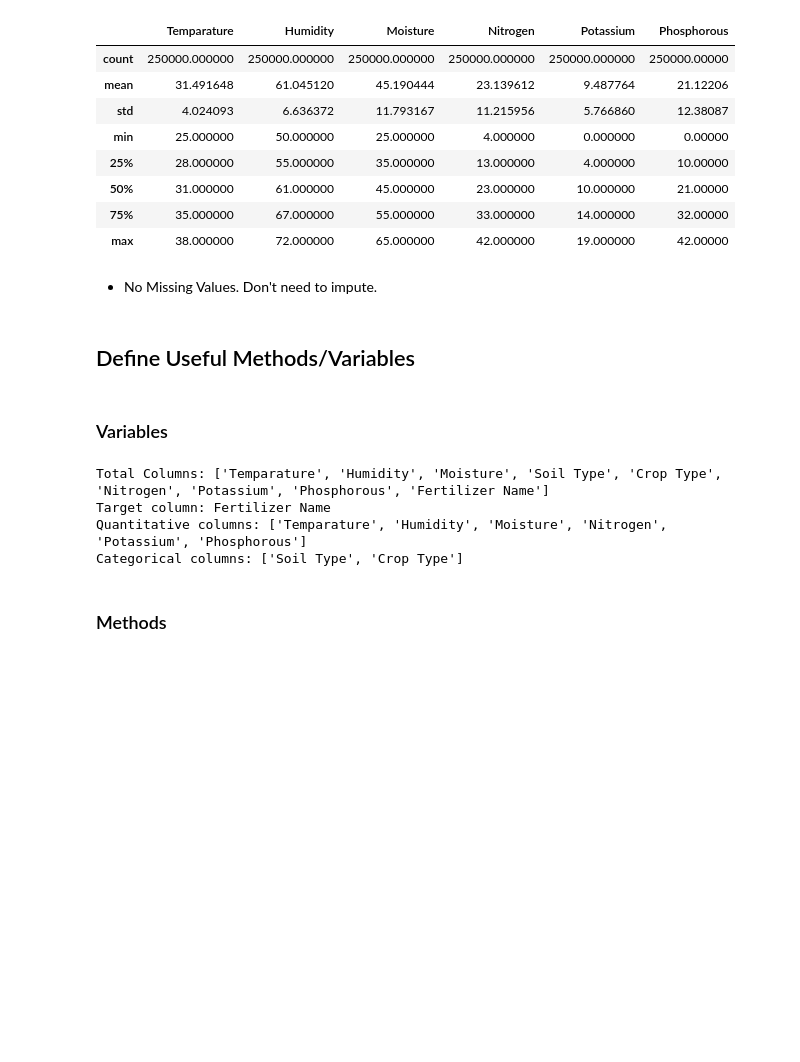
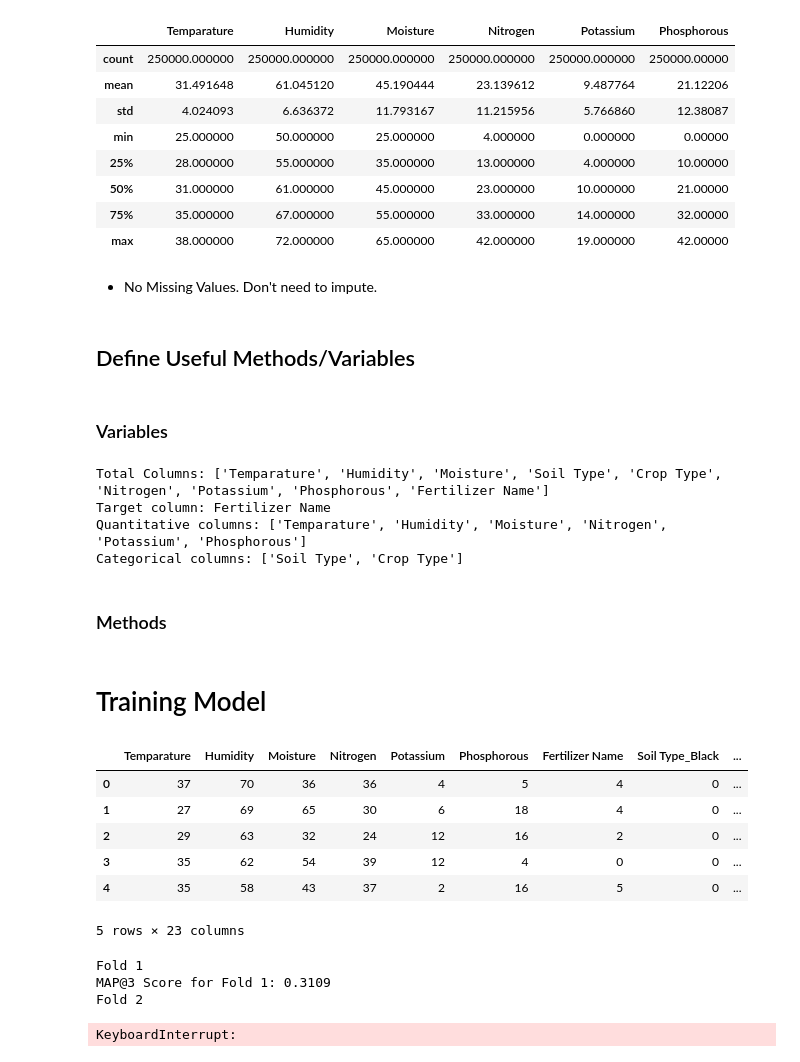
Before and after one commit to imcsh123/PL-s5e6, a Jupyter notebook: _Logistic.ipynb, the cells around one changed output. Cells and saved outputs as stored; diff of their text form; code cells hidden in the pictures; blank space fills up the shorter version.

Commit message:
Implemented LogisticRegression Code.

```diff
--- a/_Logistic.ipynb
+++ b/_Logistic.ipynb
@@ -136,7 +135,8 @@ def FE_for_logistic(train, test):
         '''
         # ========================================
         # Add Categorical "Temperature" Feature.
-        df["BIN_Temparature"] = df["Temparature"].astype('int')
+
+        df["BIN_Temparature"] = pd.cut(df["Temperature"], bins = 6, labels = False)
         new_CAT_COLUMNS.add("BIN_Temparature")
 
         # =========================================
@@ -144,6 +144,7 @@ def FE_for_logistic(train, test):
         2.  Add 2-level Interaction term between Categorical Columns.
             Automatically conducted.
         '''
+
         comb = list(combinations(CAT_COLUMNS + list(new_CAT_COLUMNS), 2))
 
         for c1, c2 in comb:
@@ -155,14 +156,10 @@ def FE_for_logistic(train, test):
     CAT_COLUMNS.extend(list(new_CAT_COLUMNS))
 
     # OneHotEncoding Cateogorical Columns.
-    train = pd.concat([train, pd.get_dummies(train, columns = CAT_COLUMNS, dtype = int)], axis=1)
-    train.drop(CAT_COLUMNS, axis=1, inplace=True)
-
-    test = pd.concat([test, pd.get_dummies(test, columns = CAT_COLUMNS, dtype = int)], axis=1)
-    test.drop(CAT_COLUMNS, axis=1, inplace=True)
+    train = pd.get_dummies(train, columns = CAT_COLUMNS, dtype = int)
+    test = pd.get_dummies(test, columns = CAT_COLUMNS, dtype = int)
 
     # 2. Quantitative Columns Encoding.
-
     for df in dfs:
         new_QUAN_COLUMNS = set()  # For Uniqueness.
         new_RATIO_COLUMNS = set()  # To avoid duplicate columns in interaction feature step (ex : (c1/c2) * c2 == c1), we need to specify ratio columns.
@@ -220,10 +217,9 @@ def FE_for_logistic(train, test):
     for df in dfs:
         df[QUAN_COLUMNS] = scaler.fit_transform(df[QUAN_COLUMNS])
 
-
     # 3. Target Label Encoding.
     le_target = LabelEncoder()
-    le_target.fit_transform(train[TARGET])
+    train[TARGET] = le_target.fit_transform(train[TARGET])
 
     # Delete Unnecessary Variables for memory Efficiency.
     del new_CAT_COLUMNS, new_QUAN_COLUMNS, new_RATIO_COLUMNS, dfs, scaler
@@ -232,0 +254,47 @@ def FE_for_logistic(train, test):
+# %% [markdown]
+# Training Model
+# %%
+# Setting up the data.
+train, test, le_target = FE_for_logistic(train, test)
+train_X = train.drop(TARGET, axis=1)
+train_y = train[TARGET]
+# %%
+train.head()
+# %% [output]
+|  | Temparature | Humidity | Moisture | Nitrogen | Potassium | Phosphorous | Fertilizer Name | Soil Type_Black | ... |
+| 0 | 37 | 70 | 36 | 36 | 4 | 5 | 4 | 0 | ... |
+| 1 | 27 | 69 | 65 | 30 | 6 | 18 | 4 | 0 | ... |
+| 2 | 29 | 63 | 32 | 24 | 12 | 16 | 2 | 0 | ... |
+| 3 | 35 | 62 | 54 | 39 | 12 | 4 | 0 | 0 | ... |
+| 4 | 35 | 58 | 43 | 37 | 2 | 16 | 5 | 0 | ... |
+5 rows × 23 columns
+# %%
+model = LogisticRegression(max_iter=10000, random_state=42)
+kf = KFold(n_splits=5, shuffle=True, random_state=42)
+
+oof_probs = np.zeros((train.shape[0], len(le_target.classes_)))
+pred_probs = np.zeros((test.shape[0], len(le_target.classes_)))
+
+for fold, (train_idx, val_idx) in enumerate(kf.split(train_X)):
+    print(f"Fold {fold + 1}")
+
+    X_train, X_val = train_X.iloc[train_idx], train_X.iloc[val_idx]
+    y_train, y_val = train_y.iloc[train_idx], train_y.iloc[val_idx]
+
+    model.fit(X_train, y_train)
+
+    oof_probs[val_idx] = model.predict_proba(X_val)
+    pred_probs += model.predict_proba(test) / kf.n_splits
+    map3_score = MAP3_score(y_val.values, prob_to_top_k_label(oof_probs[val_idx]))
+    print(f"MAP@3 Score for Fold {fold + 1}: {map3_score:.4f}")
+
+# Final Predictions
+top_k_preds = prob_to_top_k_label(pred_probs)
+
+submission = make_sub(top_k_preds, le_target)
+print("Submission file created successfully.")
+# %% [output]
+Fold 1
+MAP@3 Score for Fold 1: 0.3109
+Fold 2
+KeyboardInterrupt:
```
Also changed, not shown: parts of 4 cells of this notebook.
